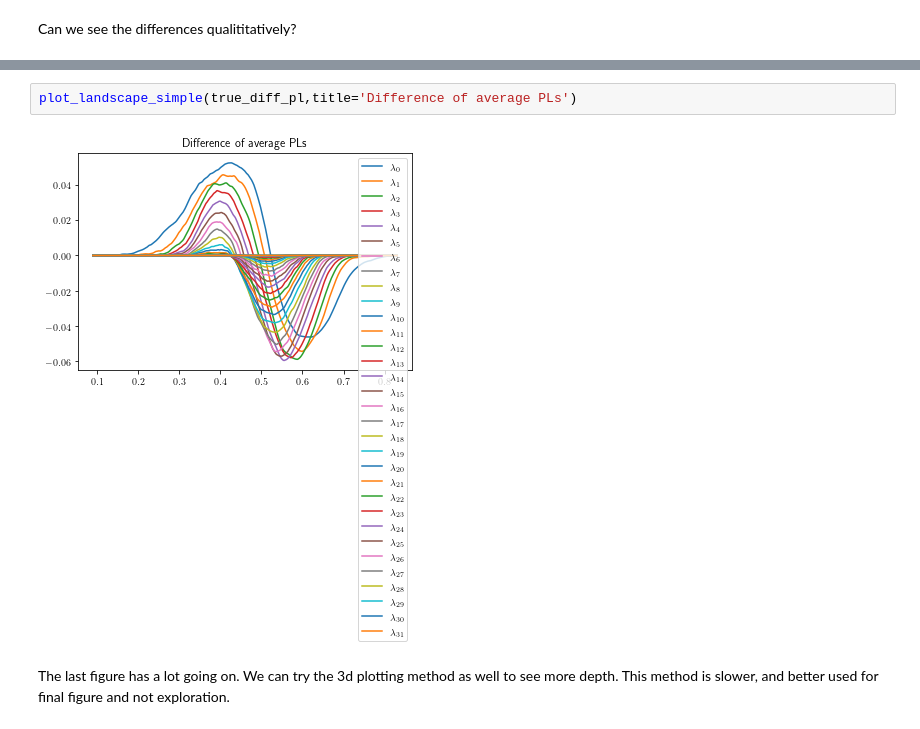
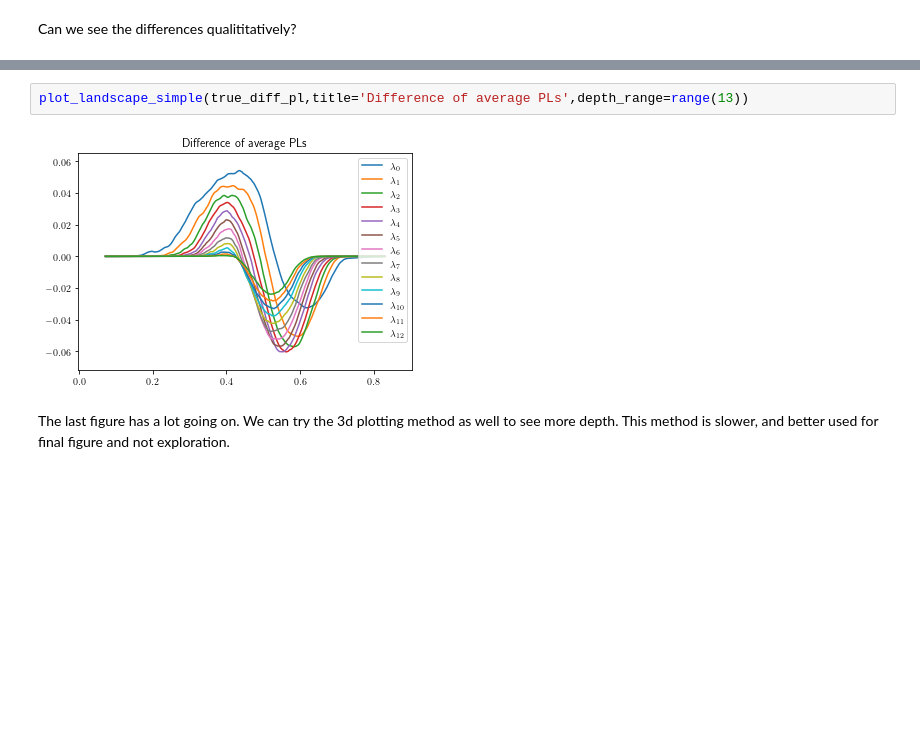
Before and after one commit to scikit-tda/persim, a Jupyter notebook: docs/notebooks/Differentiation with Persistence Landscapes.ipynb, the cells around one changed output, grey strips where cells are left out. Drawn from its saved outputs; the diff is of its cells as text; blank space fills up the shorter version.

```diff
--- a/docs/notebooks/Differentiation with Persistence Landscapes.ipynb
+++ b/docs/notebooks/Differentiation with Persistence Landscapes.ipynb
@@ -91,7 +91,7 @@ plot_landscape_simple(avg_sph3_snapped,title='Average $PL_1$ for $S^2$.')
 # %%
-plot_landscape_simple(true_diff_pl,title='Difference of average PLs')
+plot_landscape_simple(true_diff_pl,title='Difference of average PLs',depth_range=range(13))
 # %% [output]
-[figure, old version]
+[figure, new version]
 # %% [markdown]
 The last figure has a lot going on. We can try the 3d plotting method as well to see more depth. This method is slower, and better used for final figure and not exploration.
 # %%
```
Also changed, not shown: parts of 5 cells of this notebook, 8 other files.
